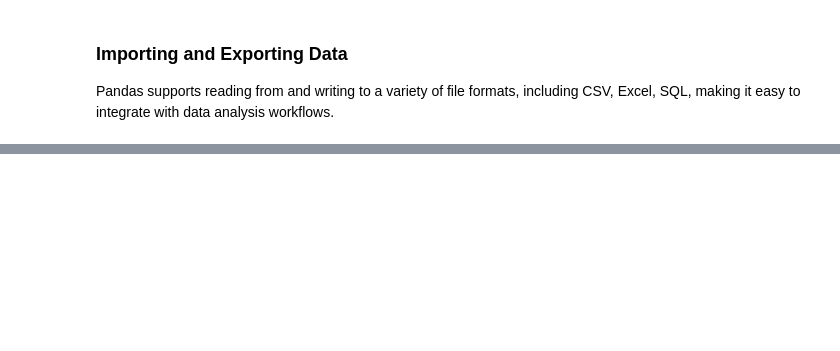
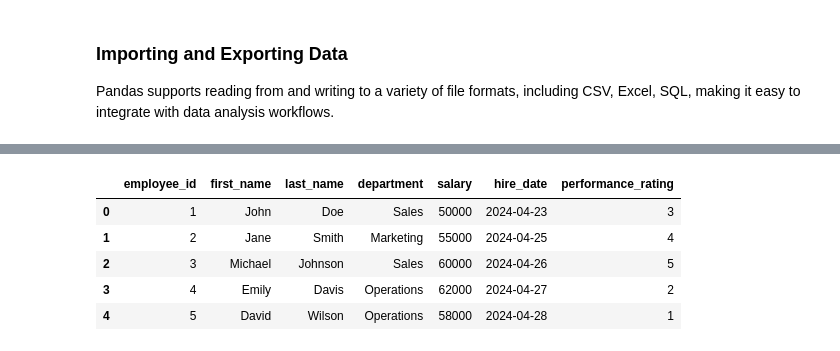
Before and after one commit to AkoKBIkeda/DAU02_Bootcamp, a Jupyter notebook: Modele 4/pandas_basics.ipynb, the cells around one changed output, grey strips where cells are left out. Saved outputs shown, nothing was run; the diff lists cells and outputs as text; code cells hidden in the pictures; blank space fills up the shorter version.

Commit message:
pandas basics completed

```diff
--- a/Modele 4/pandas_basics.ipynb
+++ b/Modele 4/pandas_basics.ipynb
@@ -176,0 +616,12 @@ including CSV, Excel, SQL, making it easy to integrate with data analysis workfl
+# %%
+# make the connection first
+conn = sqlite3.connect("pandas-sql.db")
+employees_df = pd.read_sql_query("SELECT * FROM employees", conn)
+employees_df
+# %% [output]
+|  | employee_id | first_name | last_name | department | salary | hire_date | performance_rating |
+| 0 | 1 | John | Doe | Sales | 50000 | 2024-04-23 | 3 |
+| 1 | 2 | Jane | Smith | Marketing | 55000 | 2024-04-25 | 4 |
+| 2 | 3 | Michael | Johnson | Sales | 60000 | 2024-04-26 | 5 |
+| 3 | 4 | Emily | Davis | Operations | 62000 | 2024-04-27 | 2 |
+| 4 | 5 | David | Wilson | Operations | 58000 | 2024-04-28 | 1 |
```
Also changed, not shown: parts of 47 cells of this notebook, 4 other files.
